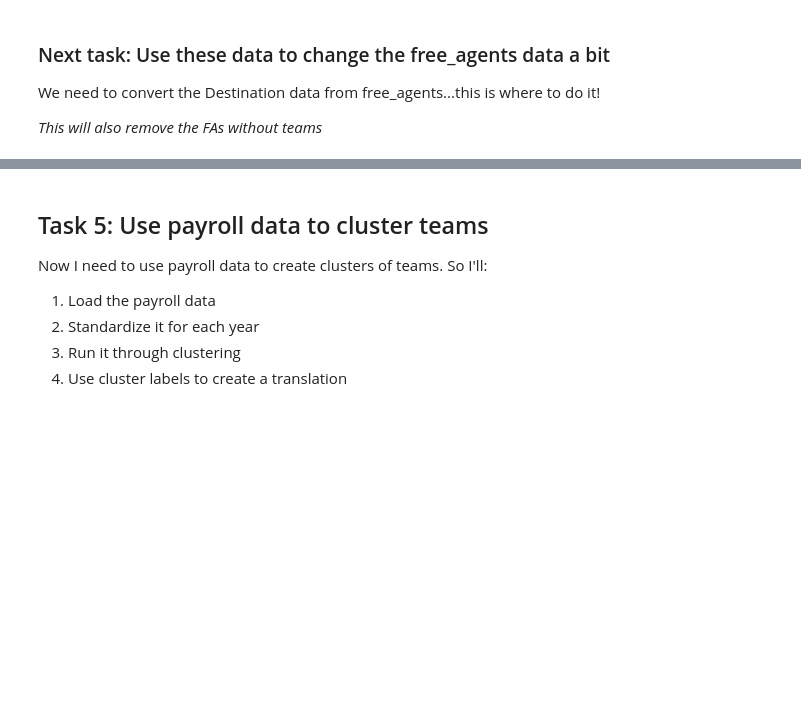
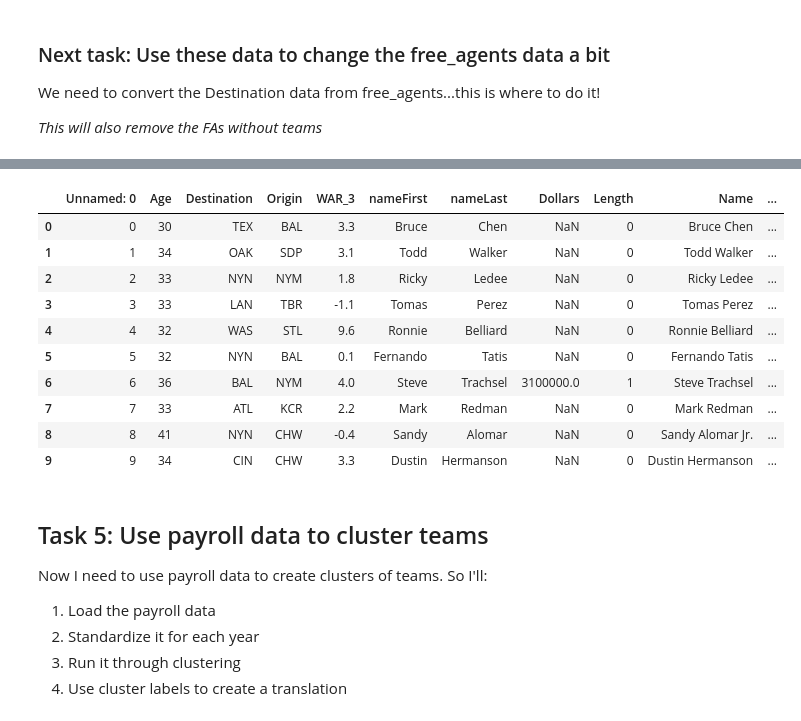
Before and after one commit to marichards/MLB_FA_Predictor, a Jupyter notebook: Assemble_Features.ipynb, the cells around one changed output, grey strips where cells are left out. Saved outputs shown, nothing was run; the diff lists cells and outputs as text; code cells hidden in the pictures; blank space fills up the shorter version.

```diff
--- a/Assemble_Features.ipynb
+++ b/Assemble_Features.ipynb
@@ -320,5 +538,5 @@ fa_bat_team_war.Destination.value_counts()
 # %%
 #Fix the weird angels data
-fa_bat_team_war['Destination'] = fa_bat_team_war['Destination'].replace({'Los Angeles Angels' :
+fa_bat_pos['Destination'] = fa_bat_pos['Destination'].replace({'Los Angeles Angels' :
                                                                          'Los Angeles Angels of Anaheim'})
-fa_bat_team_war.Destination.value_counts()
+fa_bat_pos.Destination.value_counts()
@@ -325,15 +561,27 @@ fa_bat_team_war.Destination.value_counts()
 # %%
 # Do a join to the sub-team DF
 team_translate = teams_short[['teamID', 'name']].drop_duplicates()
 
 
-fa_bat_team_war_teamID = pd.merge(fa_bat_team_war, team_translate, how = 'left',
+fa_bat_team_war_teamID = pd.merge(fa_bat_pos, team_translate, how = 'left',
                           left_on = ['Destination'], right_on = ['name'])
 
 # Substitute the Destination Column with the info from teamID and drop teamID
 fa_bat_team_war_teamID['Destination'] = fa_bat_team_war_teamID['teamID']
 fa_bat_team_war_teamID = fa_bat_team_war_teamID.drop(['teamID'], axis = 1)
 fa_bat_team_war_teamID.drop_duplicates().head(10)
+# %% [output]
+|  | Unnamed: 0 | Age | Destination | Origin | WAR_3 | nameFirst | nameLast | Dollars | Length | Name | ... |
+| 0 | 0 | 30 | TEX | BAL | 3.3 | Bruce | Chen | NaN | 0 | Bruce Chen | ... |
+| 1 | 1 | 34 | OAK | SDP | 3.1 | Todd | Walker | NaN | 0 | Todd Walker | ... |
+| 2 | 2 | 33 | NYN | NYM | 1.8 | Ricky | Ledee | NaN | 0 | Ricky Ledee | ... |
+| 3 | 3 | 33 | LAN | TBR | -1.1 | Tomas | Perez | NaN | 0 | Tomas Perez | ... |
+| 4 | 4 | 32 | WAS | STL | 9.6 | Ronnie | Belliard | NaN | 0 | Ronnie Belliard | ... |
+| 5 | 5 | 32 | NYN | BAL | 0.1 | Fernando | Tatis | NaN | 0 | Fernando Tatis | ... |
+| 6 | 6 | 36 | BAL | NYM | 4.0 | Steve | Trachsel | 3100000.0 | 1 | Steve Trachsel | ... |
+| 7 | 7 | 33 | ATL | KCR | 2.2 | Mark | Redman | NaN | 0 | Mark Redman | ... |
+| 8 | 8 | 41 | NYN | CHW | -0.4 | Sandy | Alomar | NaN | 0 | Sandy Alomar Jr. | ... |
+| 9 | 9 | 34 | CIN | CHW | 3.3 | Dustin | Hermanson | NaN | 0 | Dustin Hermanson | ... |
 # %% [markdown]
 ## Task 5: Use payroll data to cluster teams
 
```
Also changed, not shown: parts of 32 cells of this notebook, 49 other files.
